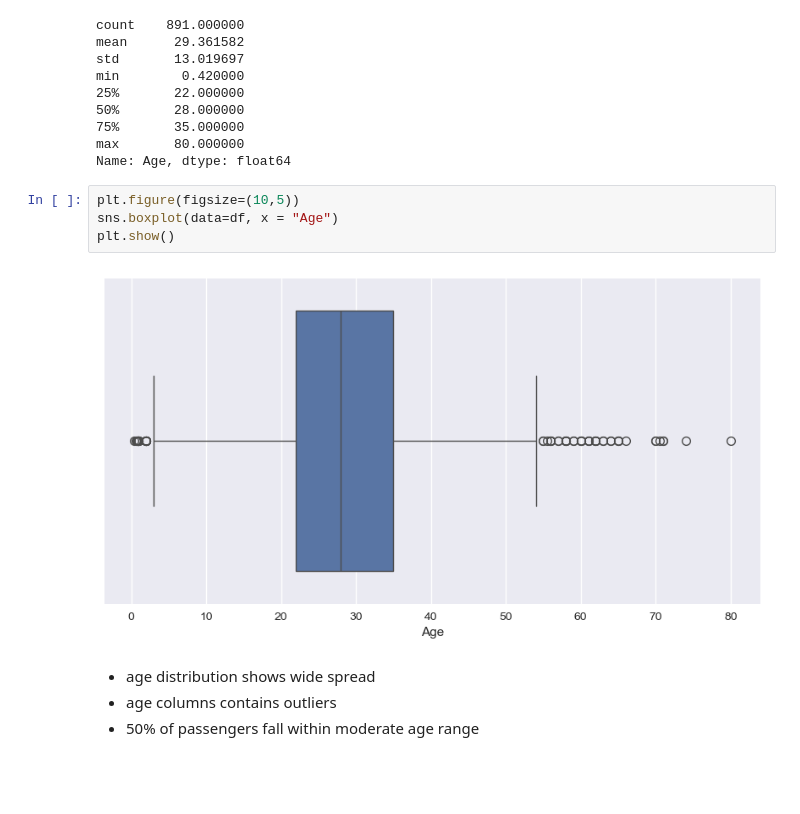
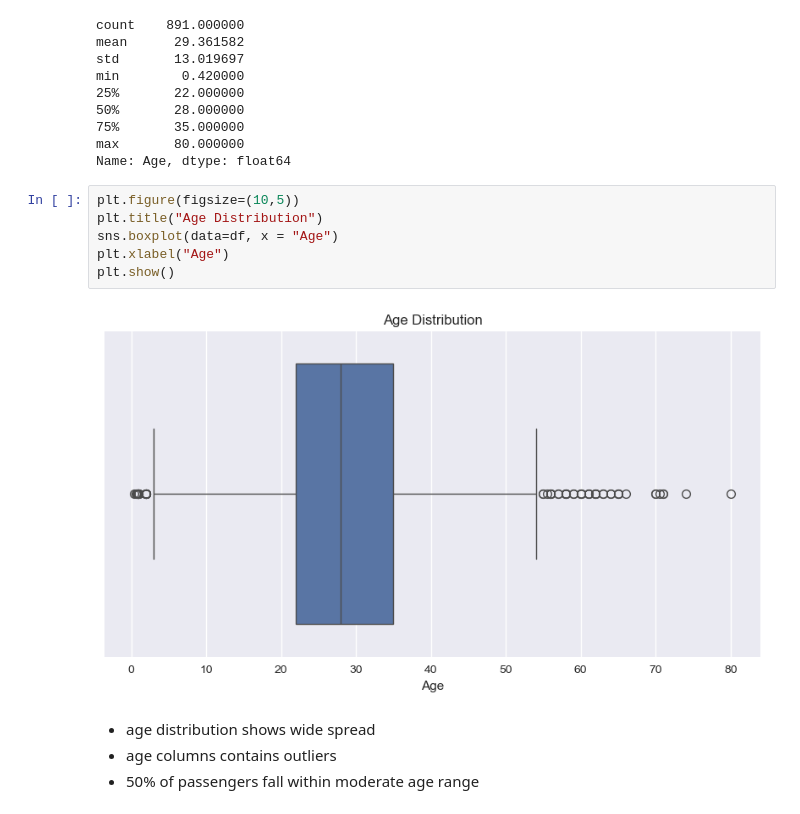
Before and after one commit to dareenhdeya/titanic-EDA, a Jupyter notebook: titanic.ipynb, the cells around one changed output. Cells and saved outputs as stored; diff of their text form; blank space fills up the shorter version.

```diff
--- a/titanic.ipynb
+++ b/titanic.ipynb
@@ -226,10 +227,12 @@ max       80.000000
 Name: Age, dtype: float64
 # %%
 plt.figure(figsize=(10,5))
+plt.title("Age Distribution")
 sns.boxplot(data=df, x = "Age")
+plt.xlabel("Age")
 plt.show()
 # %% [output]
-[figure, old version]
+[figure, new version]
 # %% [markdown]
 - age distribution shows wide spread
 - age columns contains outliers
```
Also changed, not shown: parts of 37 cells of this notebook.
